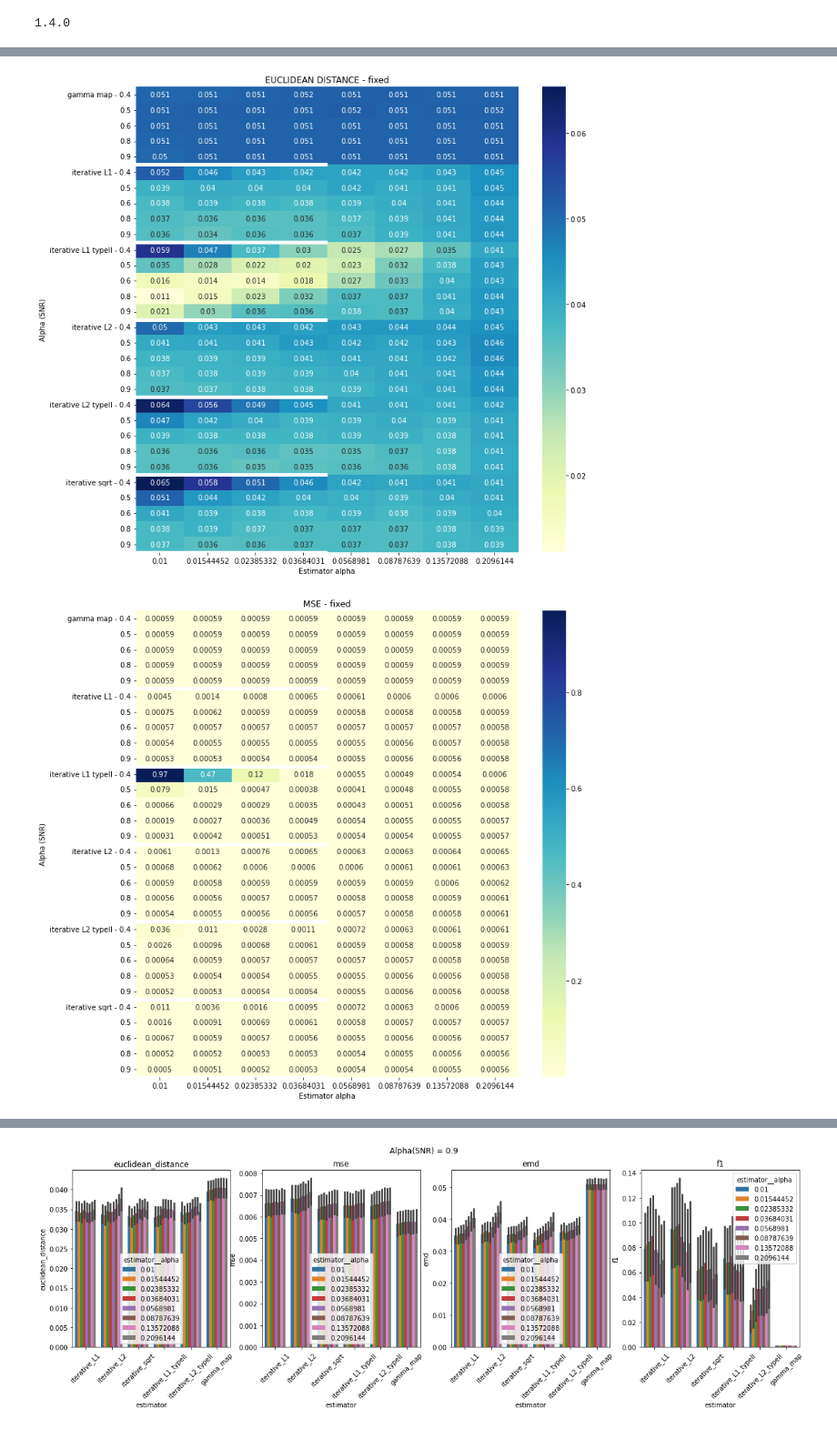
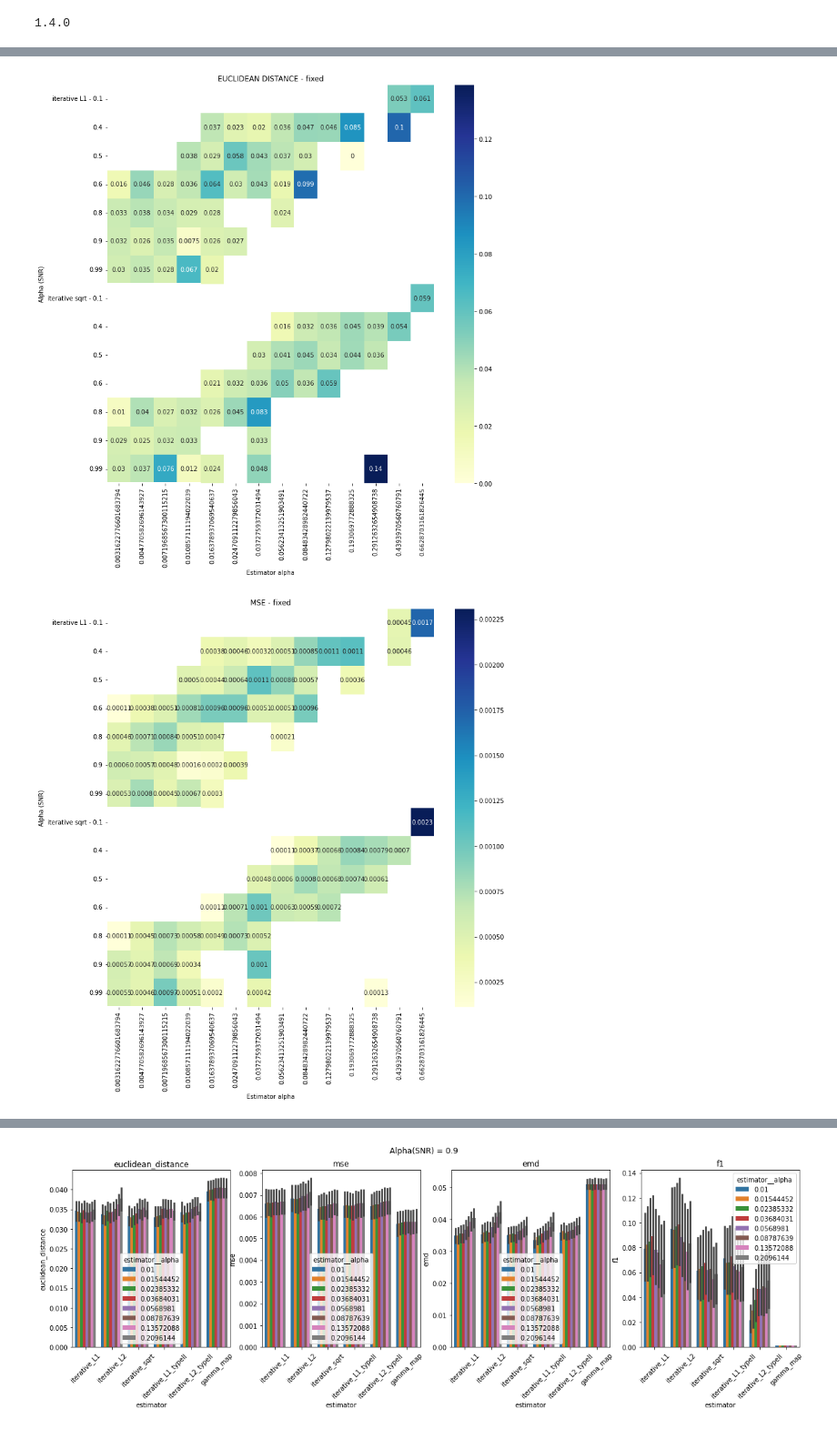
Before and after one commit to braindatalab/BSI-Zoo, a Jupyter notebook: plot_benchmark_metrics.ipynb, the cells around one changed output, grey strips where cells are left out. Shown at 91% size. Saved outputs shown, nothing was run; the diff lists cells and outputs as text; code cells hidden in the pictures.

```diff
--- a/plot_benchmark_metrics.ipynb
+++ b/plot_benchmark_metrics.ipynb
@@ -36,13 +25,13 @@ IPython.OutputArea.prototype._should_scroll = function(lines){return false;}
 # %%
 METRIC_NAMES = ['euclidean_distance', 'mse', 'emd', 'f1']
 
-benchmark_files_fixed = [f for f in os.listdir('bsi_zoo/data/') if 'pkl' in f and 'fixed' in f]
-benchmark_files_free = [f for f in os.listdir('bsi_zoo/data/') if 'pkl' in f and 'free' in f]
+benchmark_files_fixed = [f for f in os.listdir('bsi_zoo/data/') if 'pkl' in f and 'fixed' in f and 'spatialCV' in f]
+benchmark_files_free = [f for f in os.listdir('bsi_zoo/data/') if 'pkl' in f and 'free' in f and 'spatialCV' in f]
 
 dfs_fixed = [pd.read_pickle(f'bsi_zoo/data/{file}') for file in benchmark_files_fixed]
 dfs_free = [pd.read_pickle(f'bsi_zoo/data/{file}') for file in benchmark_files_free]
 
 df_results_fixed = pd.concat(dfs_fixed)
 df_results_free = pd.concat(dfs_free)
-df_results_fixed
+df_results_free
 # %% [output]
@@ -115,37 +104,37 @@ for df_results, orientation in zip([df_results_fixed, df_results_free], ["fixed"
 # SNR vs NNZ
 for df_results, orientation in zip([df_results_fixed, df_results_free], ["fixed", "free"]):
     for metric in METRIC_NAMES:
-        data = df_results.pivot_table(metric, ["estimator", "alpha"], "estimator__alpha", aggfunc='mean')
+        data = df_results.pivot_table(metric, ["estimator", "alpha"], "estimator__alpha_cv", aggfunc='mean')
 
         from collections import OrderedDict
         plt.figure(figsize=(12, 12))
         df=data
         ax = sns.heatmap(df, annot=True, cmap="YlGnBu")
 
         ylabel_mapping = OrderedDict()
         for estimator, alpha in df.index:
             ylabel_mapping.setdefault(estimator, [])
             ylabel_mapping[estimator].append(alpha)
 
         hline = []
         new_ylabels = []
         for estimator, alpha_list in ylabel_mapping.items():
             alpha_list[0] = "{} - {}".format(str(estimator).replace("_", " "), alpha_list[0])
             new_ylabels.extend(alpha_list)
 
             if hline:
                 hline.append(len(alpha_list) + hline[-1])
             else:
                 hline.append(len(alpha_list))
 
 
         ax.hlines(hline, xmin=-1, xmax=4, color="white", linewidth=5)
         ax.set_yticklabels(new_ylabels)
         plt.ylabel('Alpha (SNR)')
         plt.xlabel('Estimator alpha')
         plt.title(f'{metric.replace("_", " ").upper()} - {orientation}')
         plt.savefig(f'bsi_zoo/data/figs/SNR_vs_estimator_alpha_{metric}_{orientation}.png')
         plt.show()
 # %% [output]
-[figure, old version]
+[figure, new version]
-[figure, old version]
+[figure, new version]
```
Also changed, not shown: parts of 7 cells of this notebook.
